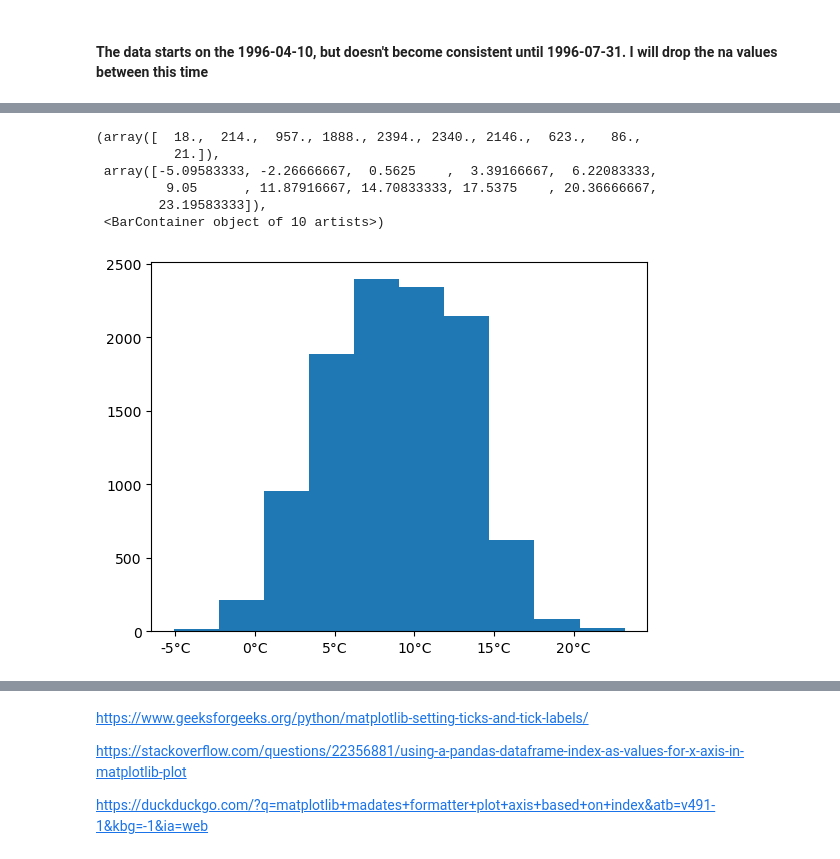
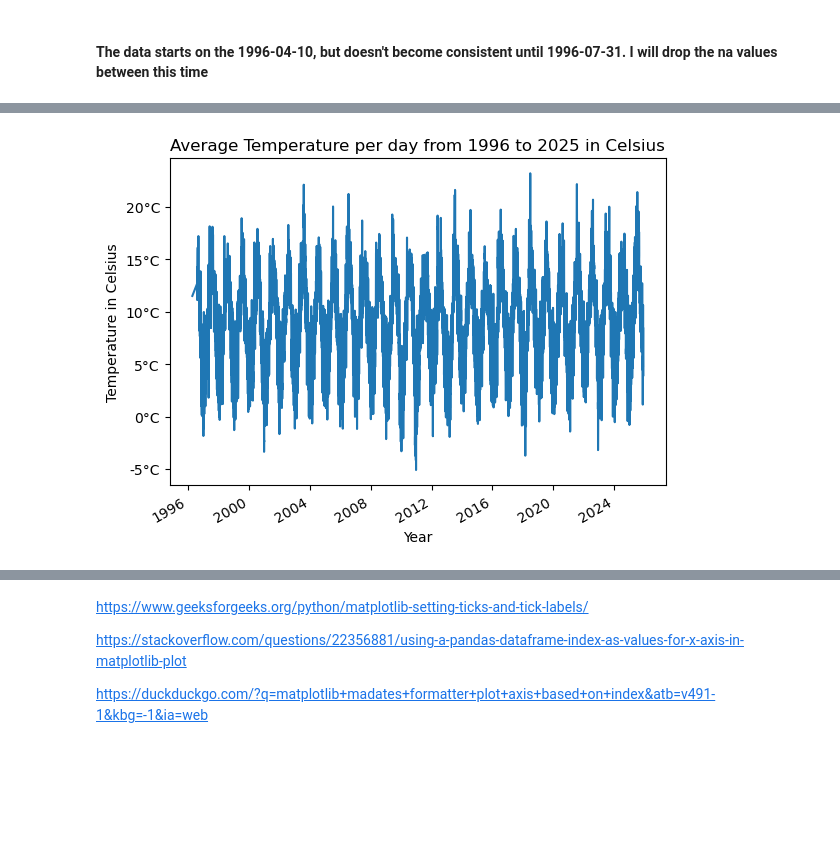
Before and after one commit to FaolanH/programming-for-data-analytics, a Jupyter notebook: pfda-assignments/assignment06_weather.ipynb, the cells around one changed output, grey strips where cells are left out. Cells and saved outputs as stored; diff of their text form; code cells hidden in the pictures; blank space fills up the shorter version.

```diff
--- a/pfda-assignments/assignment06_weather.ipynb
+++ b/pfda-assignments/assignment06_weather.ipynb
@@ -285,23 +314,15 @@ Name: Temperature (C), Length: 10687, dtype: float64
-# %%
-# Adding more functionality to the plot using fig,ax
-#fig, ax = plt.subplots()
-
-##date_formatter = mdates.DateFormatter('%d %b')  # %b = abbreviated month, %Y = 4-digit year
-#ax.xaxis.set_major_formatter(date_formatter)
-
-y = df.index.values
-x = meandaytemp
-plt.xticks ([-5,0,5,10,15,20], ['-5°C','0°C', '5°C', '10°C','15°C','20°C'])
-plt.hist(x)
-#meandaytemp.plot(y=y, ax=ax)
-# %% [output]
-(array([  18.,  214.,  957., 1888., 2394., 2340., 2146.,  623.,   86.,
-          21.]),
- array([-5.09583333, -2.26666667,  0.5625    ,  3.39166667,  6.22083333,
-         9.05      , 11.87916667, 14.70833333, 17.5375    , 20.36666667,
-        23.19583333]),
- <BarContainer object of 10 artists>)
-[figure, removed]
+# %%
+# plotting the mean day Temperature
+
+ax = meandaytemp.plot()
+
+plt.yticks ([-5,0,5,10,15,20], ['-5°C','0°C', '5°C', '10°C','15°C','20°C'])
+ax.set_xlabel('Year')
+ax.set_ylabel('Temperature in Celsius')
+ax.set_title("Average Temperature per day from 1996 to 2025 in Celsius")
+plt.show()
+# %% [output]
+[figure, added]
 # %%
 mean_month_temp = df['Temperature (C)'].resample("ME").mean()
 mean_month_temp
```
Also changed, not shown: parts of 10 cells of this notebook.
